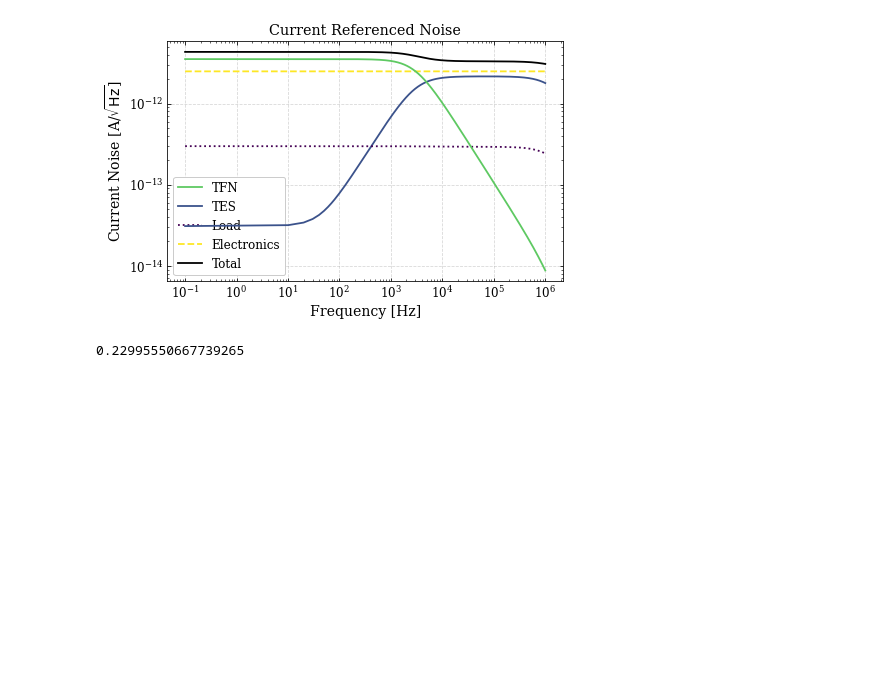
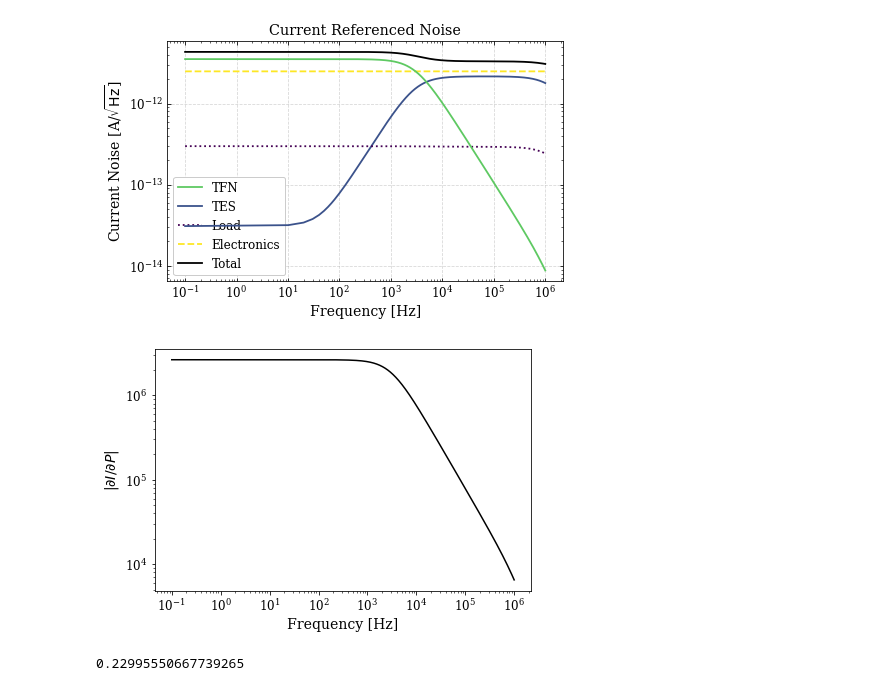
Before and after one commit to spice-herald/DarkOpt, a Jupyter notebook: DarkOpt/Untitled.ipynb, the cells around one changed output. Cells and saved outputs as stored; diff of their text form; code cells hidden in the pictures; blank space fills up the shorter version.

Commit message:
added responsivity plot to det

```diff
--- a/DarkOpt/Untitled.ipynb
+++ b/DarkOpt/Untitled.ipynb
@@ -48,6 +48,10 @@ det.calc_res()
 det.plot_si()
 # %% [output]
 [figure]
+# %%
+det.plot_responsivity()
+# %% [output]
+[figure, added]
 # %%
 simulate_noise(det)
 # %% [output]
```
Also changed, not shown: 1 other file.
